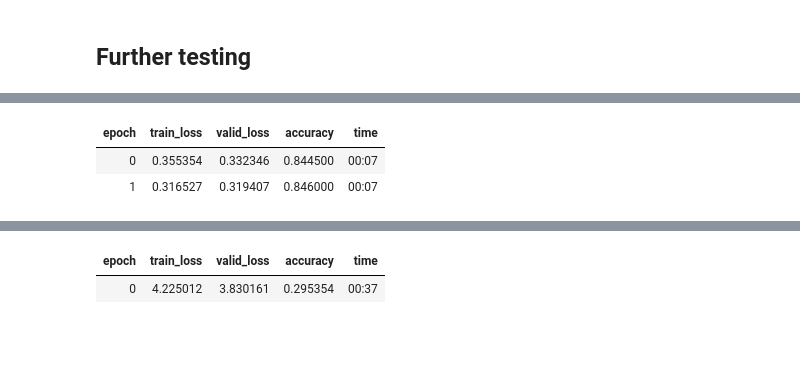
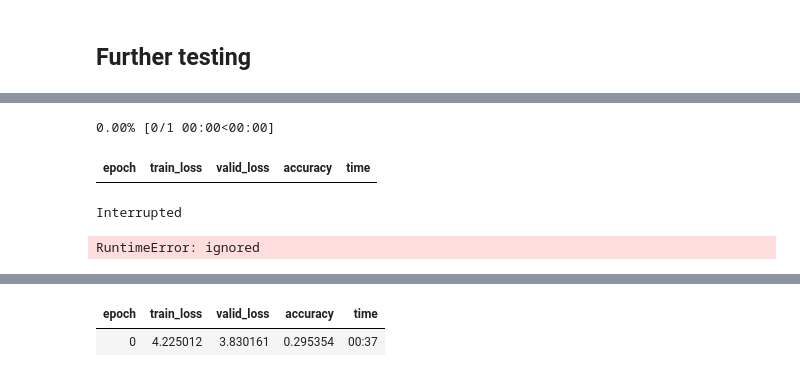
Before and after one commit to dhuynh95/fastai_bs_finder, a Jupyter notebook: bs_finder.ipynb, the cells around one changed output, grey strips where cells are left out. Saved outputs shown, nothing was run; the diff lists cells and outputs as text; code cells hidden in the pictures; blank space fills up the shorter version.

```diff
--- a/bs_finder.ipynb
+++ b/bs_finder.ipynb
@@ -604,7 +592,7 @@ Here we will try with Tabular data
 # %%
-from fastai.tabular import *
+from fastai.text import *
 
-path = untar_data(URLs.ADULT_SAMPLE)
+input_path = untar_data(URLs.IMDB_SAMPLE)
+df = pd.read_csv(input_path/'texts.csv')
 
-df = pd.read_csv(path/'adult.csv')
-df.head()
+output_path = Path("/content/drive/My Drive/imdb/")
@@ -627,0 +615,2 @@ learn = tabular_learner(data, layers=[200,100], emb_szs={'native-country': 10},
+# %%
+bs = 256
@@ -627,0 +641,6 @@ learn = tabular_learner(data, layers=[200,100], emb_szs={'native-country': 10},
+# %%
+# Classifier model data
+data_clas = load_data(output_path, 'data_clas_export.pkl', bs=bs)
+
+learn = text_classifier_learner(data_clas, AWD_LSTM, drop_mult=0.5)
+learn.load_encoder(output_path/'ft_enc')
@@ -628,6 +685,7 @@ learn = tabular_learner(data, layers=[200,100], emb_szs={'native-country': 10},
 # %%
-learn.fit_one_cycle(2,1e-2)
+learn.fit_one_cycle(1, 1e-2)
 # %% [output]
+0.00% [0/1 00:00<00:00]
 | epoch | train_loss | valid_loss | accuracy | time |
-| 0 | 0.355354 | 0.332346 | 0.844500 | 00:07 |
-| 1 | 0.316527 | 0.319407 | 0.846000 | 00:07 |
+Interrupted
+RuntimeError: ignored
```
Also changed, not shown: parts of 95 cells of this notebook.
